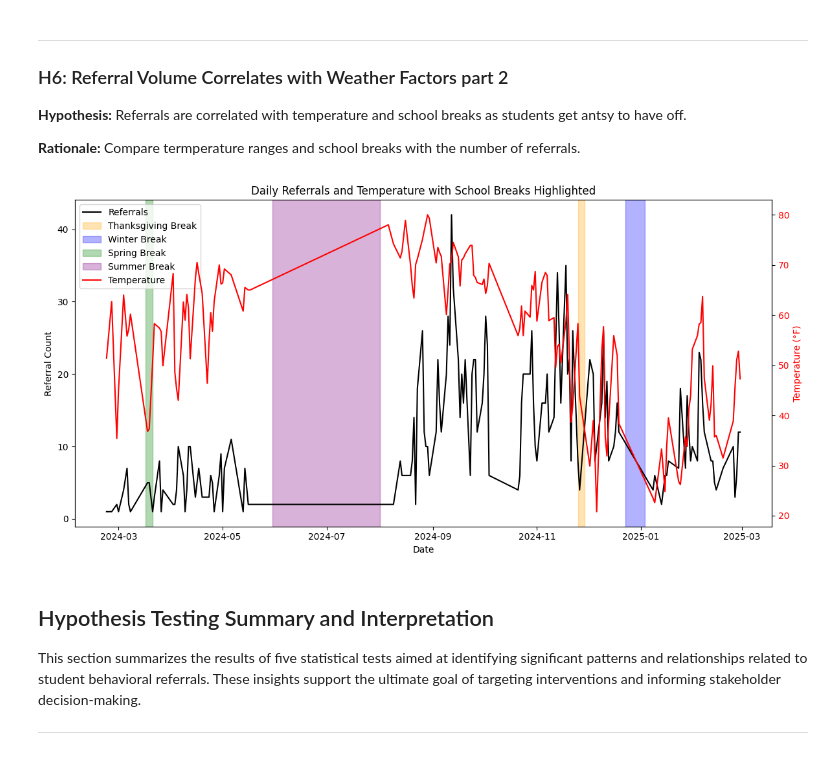
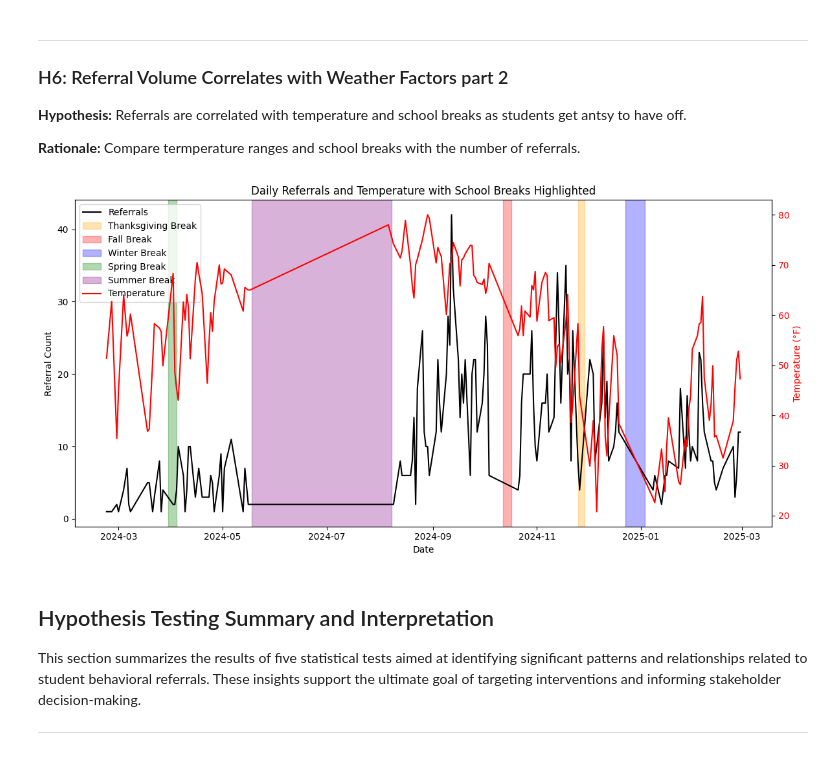
Before and after one commit to TDRobertson/student-referral-predictor, a Jupyter notebook: Behavioral_Disruptions_EDA.ipynb, the cells around one changed output. Cells and saved outputs as stored; diff of their text form; code cells hidden in the pictures.

```diff
--- a/Behavioral_Disruptions_EDA.ipynb
+++ b/Behavioral_Disruptions_EDA.ipynb
@@ -604,40 +604,41 @@ daily_data = merged_df.groupby('Date of Incident').agg({
 # define school breaks with colors
 breaks = {
     'Thanksgiving Break': ('2024-11-25', '2024-11-29', 'orange'),
+    'Fall Break': ('2024-10-12', '2024-10-17', 'red'),
     'Winter Break': ('2024-12-23', '2025-01-03', 'blue'),
-    'Spring Break': ('2024-03-17', '2024-03-21', 'green'),
-    'Summer Break': ('2024-05-30', '2024-08-01', 'purple'),
+    'Spring Break': ('2024-03-30', '2024-04-04', 'green'),
+    'Summer Break': ('2024-05-18', '2024-08-8', 'purple'),
 }
 
 
 fig, ax1 = plt.subplots(figsize=(12, 6))
 
 # plot referrals
 ax1.plot(daily_data['Date of Incident'], daily_data['referral_count'], label='Referrals', color='black')
 ax1.set_xlabel('Date')
 ax1.set_ylabel('Referral Count', color='black')
 ax1.tick_params(axis='y', labelcolor='black')
 
 # highlight break periods
 for name, (start, end, color) in breaks.items():
     ax1.axvspan(pd.to_datetime(start), pd.to_datetime(end), color=color, alpha=0.3, label=name)
 
 # temperature on secondary y-axis
 ax2 = ax1.twinx()
 ax2.plot(daily_data['Date of Incident'], daily_data['temp'], label='Temperature', color='red')
 ax2.set_ylabel('Temperature (°F)', color='red')
 ax2.tick_params(axis='y', labelcolor='red')
 
 # combine legends
 lines1, labels1 = ax1.get_legend_handles_labels()
 lines2, labels2 = ax2.get_legend_handles_labels()
 ax1.legend(lines1 + lines2, labels1 + labels2, loc='upper left')
 
 plt.title('Daily Referrals and Temperature with School Breaks Highlighted')
 plt.tight_layout()
 plt.show()
 # %% [output]
-[figure, old version]
+[figure, new version]
 # %% [markdown]
 ## Hypothesis Testing Summary and Interpretation
 
```
